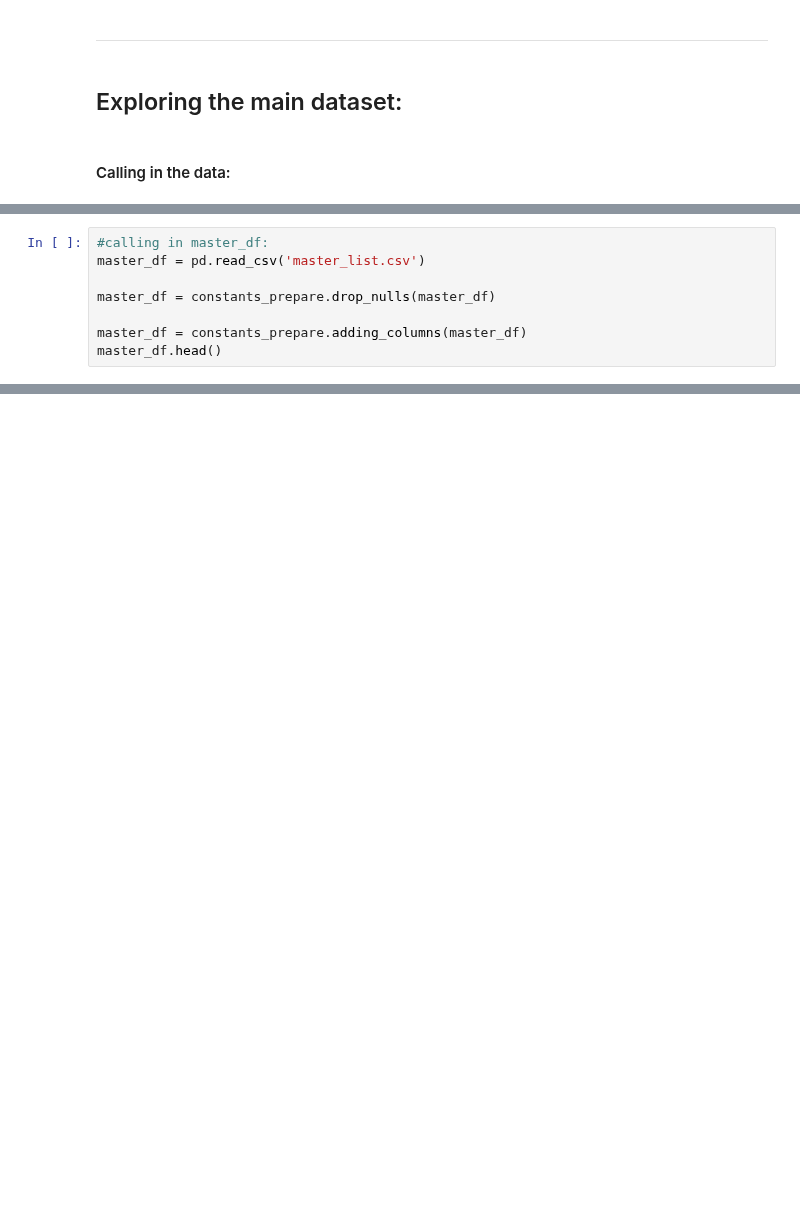
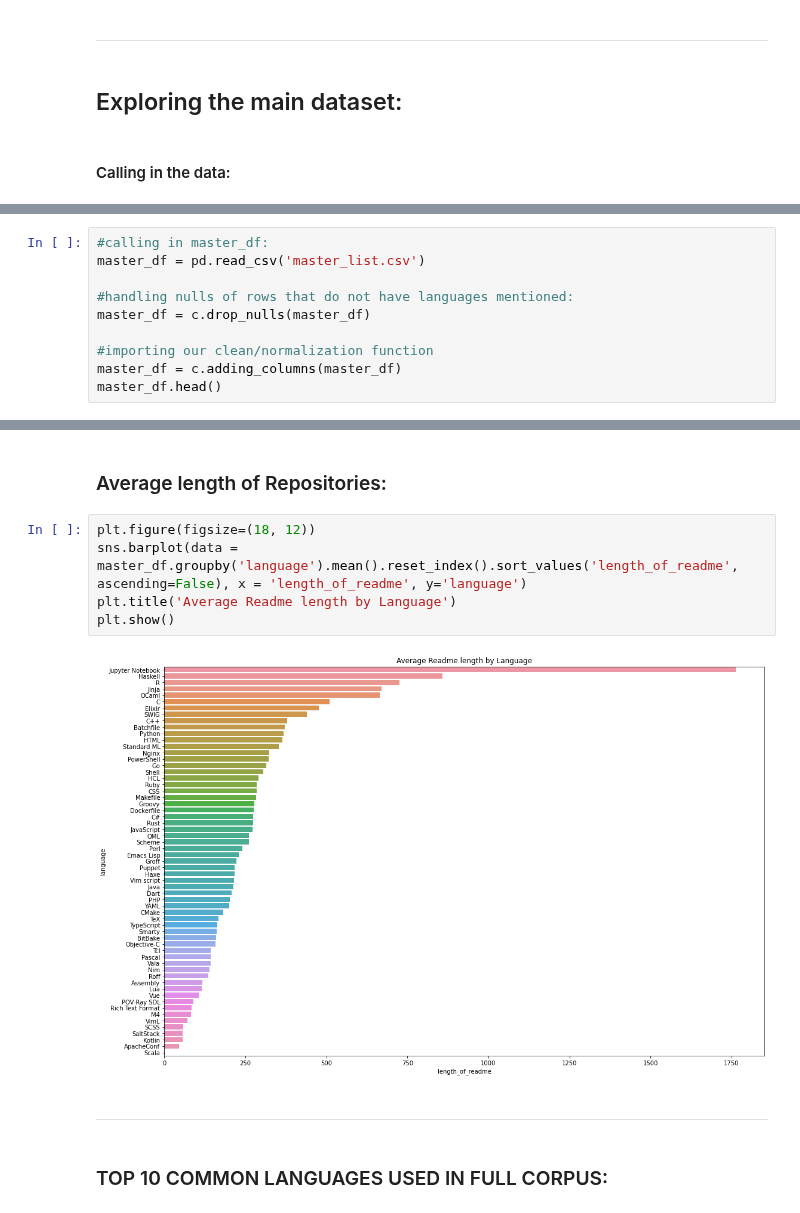
Before and after one commit to jemison-nlp-AnJeSt/github-NLP-project, a Jupyter notebook: Final_Notebook.ipynb, the cells around one changed output, grey strips where cells are left out. Drawn from its saved outputs; the diff is of its cells as text; blank space fills up the shorter version.

```diff
--- a/Final_Notebook.ipynb
+++ b/Final_Notebook.ipynb
@@ -82,9 +108,11 @@ import seaborn as sns
 #calling in master_df:
 master_df = pd.read_csv('master_list.csv')
 
-master_df = constants_prepare.drop_nulls(master_df)
+#handling nulls of rows that do not have languages mentioned:
+master_df = c.drop_nulls(master_df)
 
-master_df = constants_prepare.adding_columns(master_df)
+#importing our clean/normalization function
+master_df = c.adding_columns(master_df)
 master_df.head()
 # %% [output]
 |  | repo | language | readme_contents | distro | clean_readme | length_of_readme |
@@ -93,3 +121,16 @@ master_df.head()
 | 2 | wszqkzqk/deepin-wine-ubuntu | C | # Deepin wine for Ubuntu and Debi... | ubuntu | [deepin, wine, ubuntu, debian, de... | 164 |
 | 3 | fcwu/docker-ubuntu-vnc-desktop | HTML | # docker-ubuntu-vnc-desktop\n\n[!... | ubuntu | [dockerubuntuvncdesktop, docker, ... | 386 |
 | 4 | docker-32bit/ubuntu | Shell | ubuntu\n======\n\nBuild a docker ... | ubuntu | [ubuntu, build, docker, imag, ubu... | 14 |
+# %% [markdown]
+### Average length of Repositories:
+# %%
+plt.figure(figsize=(18, 12))
+sns.barplot(data = master_df.groupby('language').mean().reset_index().sort_values('length_of_readme', ascending=False), x = 'length_of_readme', y='language')
+plt.title('Average Readme length by Language')
+plt.show()
+# %% [output]
+[figure, added]
+# %% [markdown]
+_____________________________________
+# %% [markdown]
+### TOP 10 COMMON LANGUAGES USED IN FULL CORPUS:
```
Also changed, not shown: parts of 47 cells of this notebook, 1 other file.
